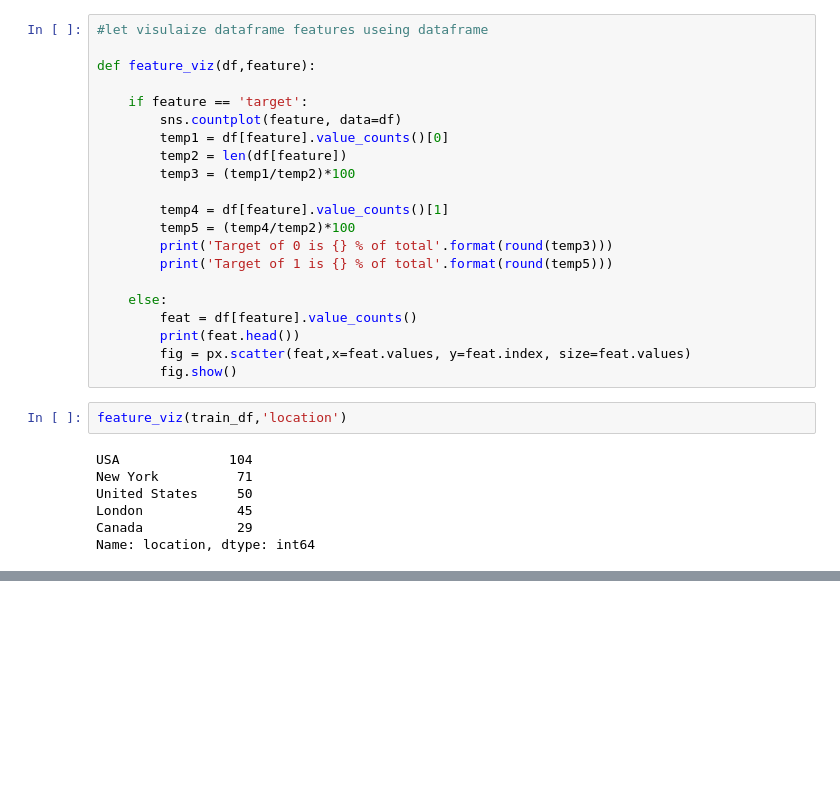
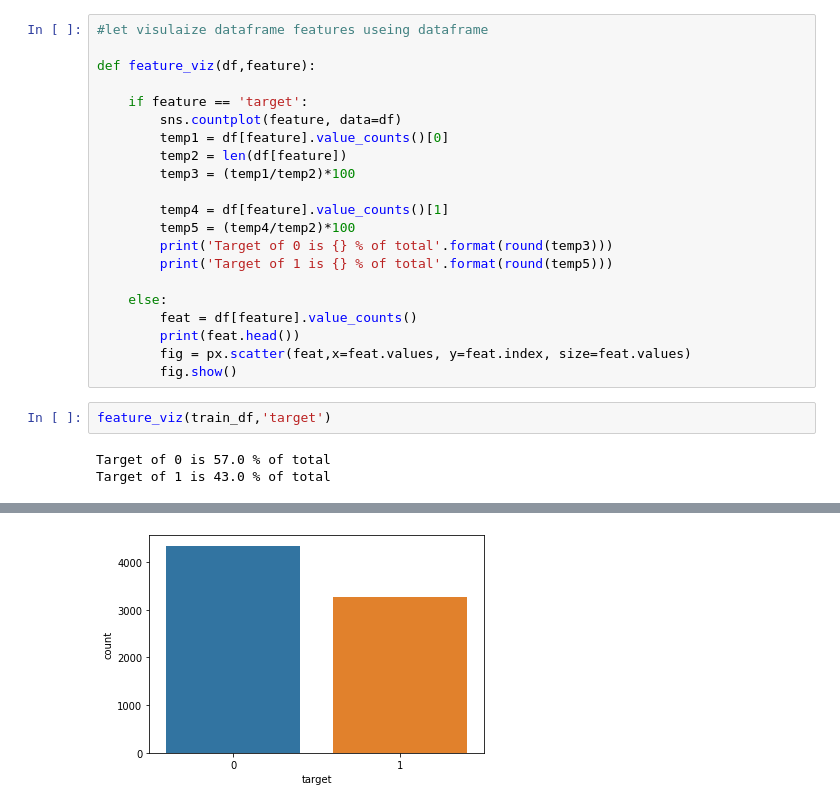
Before and after one commit to devded/NLP-Thesis, a Jupyter notebook: Untitled.ipynb, the cells around one changed output, grey strips where cells are left out. Drawn from its saved outputs; the diff is of its cells as text; blank space fills up the shorter version.

Commit message:
analyse keyword and target

```diff
--- a/Untitled.ipynb
+++ b/Untitled.ipynb
@@ -128,11 +128,7 @@ def feature_viz(df,feature):
         fig = px.scatter(feat,x=feat.values, y=feat.index, size=feat.values)
         fig.show()
 # %%
-feature_viz(train_df,'location')
+feature_viz(train_df,'target')
 # %% [output]
-USA              104
-New York          71
-United States     50
-London            45
-Canada            29
-Name: location, dtype: int64
+Target of 0 is 57.0 % of total
+Target of 1 is 43.0 % of total
@@ -139,0 +135 @@ Name: location, dtype: int64
+[figure, added]
```
Also changed, not shown: parts of 2 cells of this notebook.
